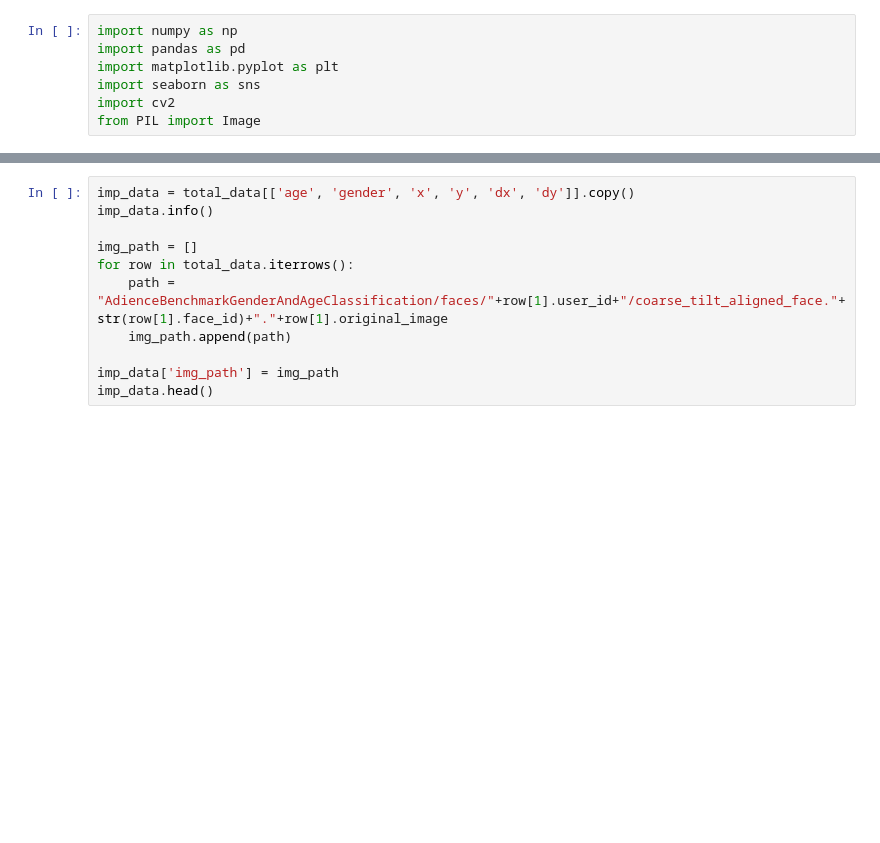
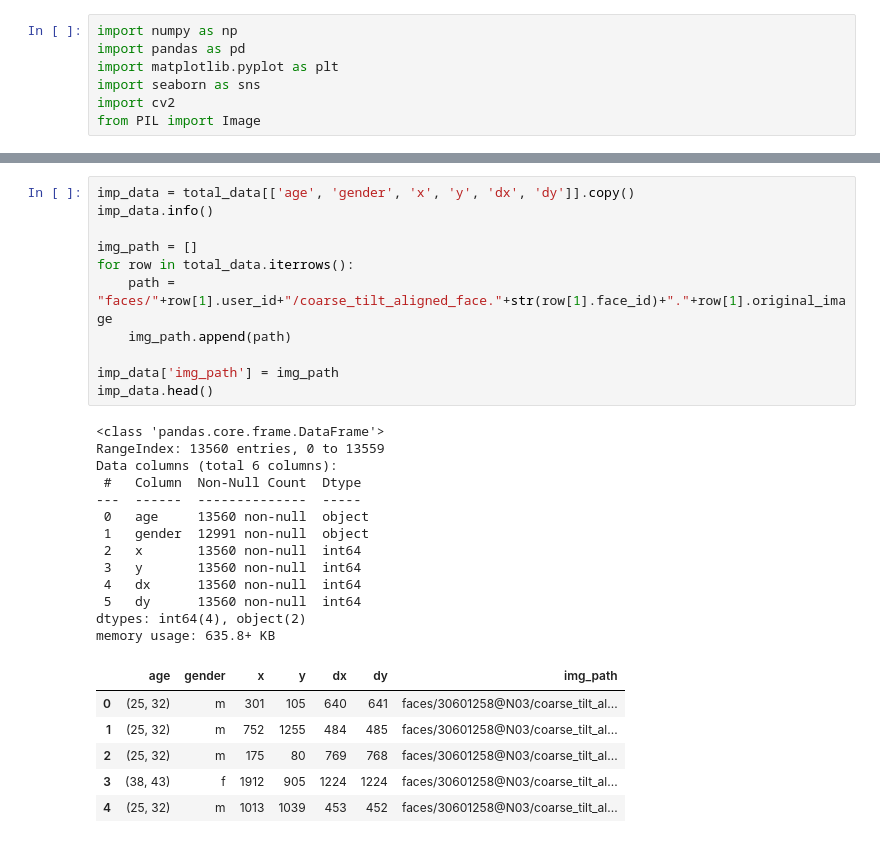
Before and after one commit to Ahtesham-Ibne-Mostafa/Image_Processing, a Jupyter notebook: Gender_and_Age_Detection_using_Keras_and_OpenCV.ipynb, the cells around one changed output, grey strips where cells are left out. Drawn from its saved outputs; the diff is of its cells as text; blank space fills up the shorter version.

```diff
--- a/Gender_and_Age_Detection_using_Keras_and_OpenCV.ipynb
+++ b/Gender_and_Age_Detection_using_Keras_and_OpenCV.ipynb
@@ -44,14 +107,34 @@ plt.show()
 # %%
 imp_data = total_data[['age', 'gender', 'x', 'y', 'dx', 'dy']].copy()
 imp_data.info()
 
 img_path = []
 for row in total_data.iterrows():
-    path = "AdienceBenchmarkGenderAndAgeClassification/faces/"+row[1].user_id+"/coarse_tilt_aligned_face."+str(row[1].face_id)+"."+row[1].original_image
+    path = "faces/"+row[1].user_id+"/coarse_tilt_aligned_face."+str(row[1].face_id)+"."+row[1].original_image
     img_path.append(path)
 
 imp_data['img_path'] = img_path
 imp_data.head()
+# %% [output]
+<class 'pandas.core.frame.DataFrame'>
+RangeIndex: 13560 entries, 0 to 13559
+Data columns (total 6 columns):
+ #   Column  Non-Null Count  Dtype
+---  ------  --------------  -----
+ 0   age     13560 non-null  object
+ 1   gender  12991 non-null  object
+ 2   x       13560 non-null  int64
+ 3   y       13560 non-null  int64
+ 4   dx      13560 non-null  int64
+ 5   dy      13560 non-null  int64
+dtypes: int64(4), object(2)
+memory usage: 635.8+ KB
+|  | age | gender | x | y | dx | dy | img_path |
+| 0 | (25, 32) | m | 301 | 105 | 640 | 641 | faces/30601258@N03/coarse_tilt_al... |
+| 1 | (25, 32) | m | 752 | 1255 | 484 | 485 | faces/30601258@N03/coarse_tilt_al... |
+| 2 | (25, 32) | m | 175 | 80 | 769 | 768 | faces/30601258@N03/coarse_tilt_al... |
+| 3 | (38, 43) | f | 1912 | 905 | 1224 | 1224 | faces/30601258@N03/coarse_tilt_al... |
+| 4 | (25, 32) | m | 1013 | 1039 | 453 | 452 | faces/30601258@N03/coarse_tilt_al... |
 # %%
 age_mapping = [('(0, 2)', '0-2'), ('2', '0-2'), ('3', '0-2'), ('(4, 6)', '4-6'), ('(8, 12)', '8-13'), ('13', '8-13'), ('22', '15-20'), ('(8, 23)','15-20'), ('23', '25-32'), ('(15, 20)', '15-20'), ('(25, 32)', '25-32'), ('(27, 32)', '25-32'), ('32', '25-32'), ('34', '25-32'), ('29', '25-32'), ('(38, 42)', '38-43'), ('35', '38-43'), ('36', '38-43'), ('42', '48-53'), ('45', '38-43'), ('(38, 43)', '38-43'), ('(38, 42)', '38-43'), ('(38, 48)', '48-53'), ('46', '48-53'), ('(48, 53)', '48-53'), ('55', '48-53'), ('56', '48-53'), ('(60, 100)', '60+'), ('57', '60+'), ('58', '60+')]
 
```
Also changed, not shown: parts of 35 cells of this notebook.
